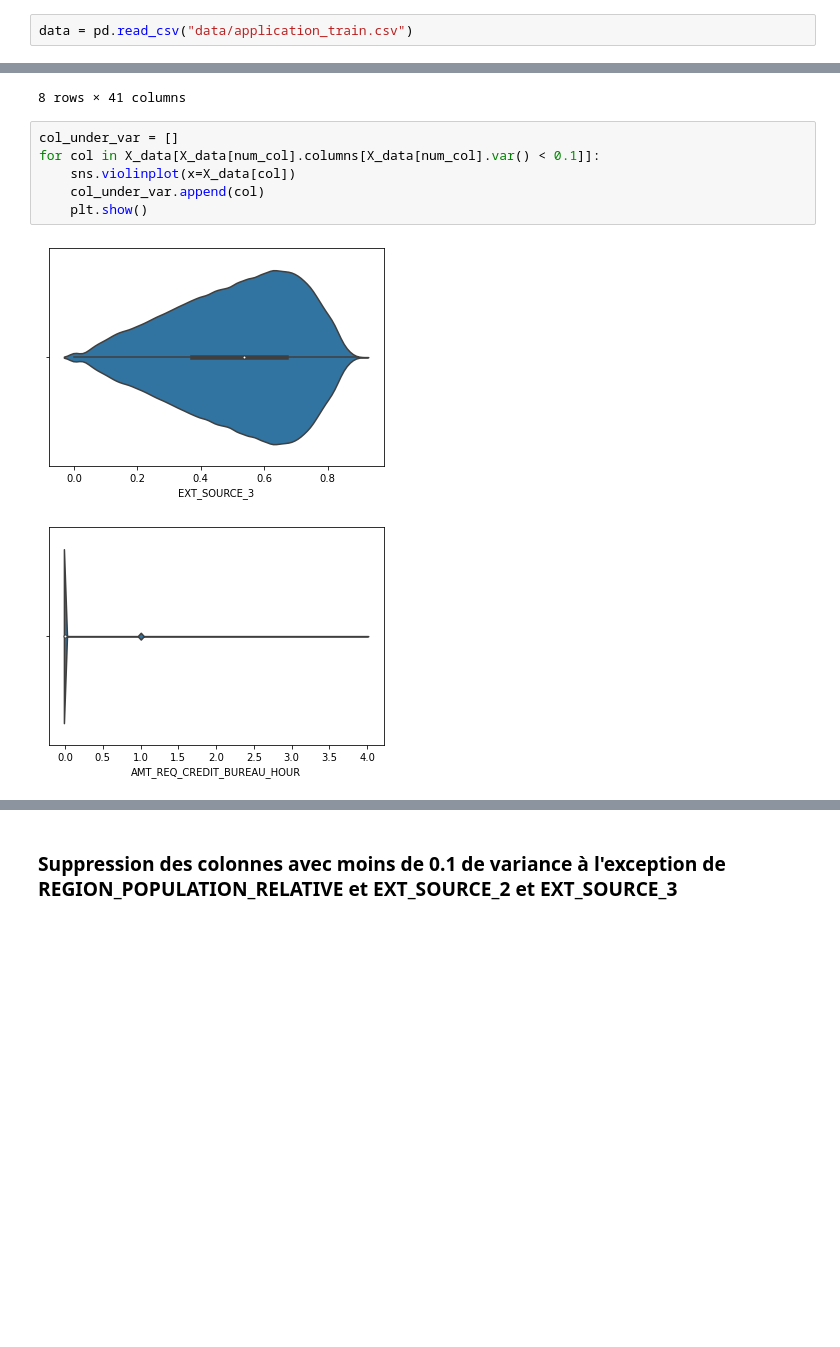
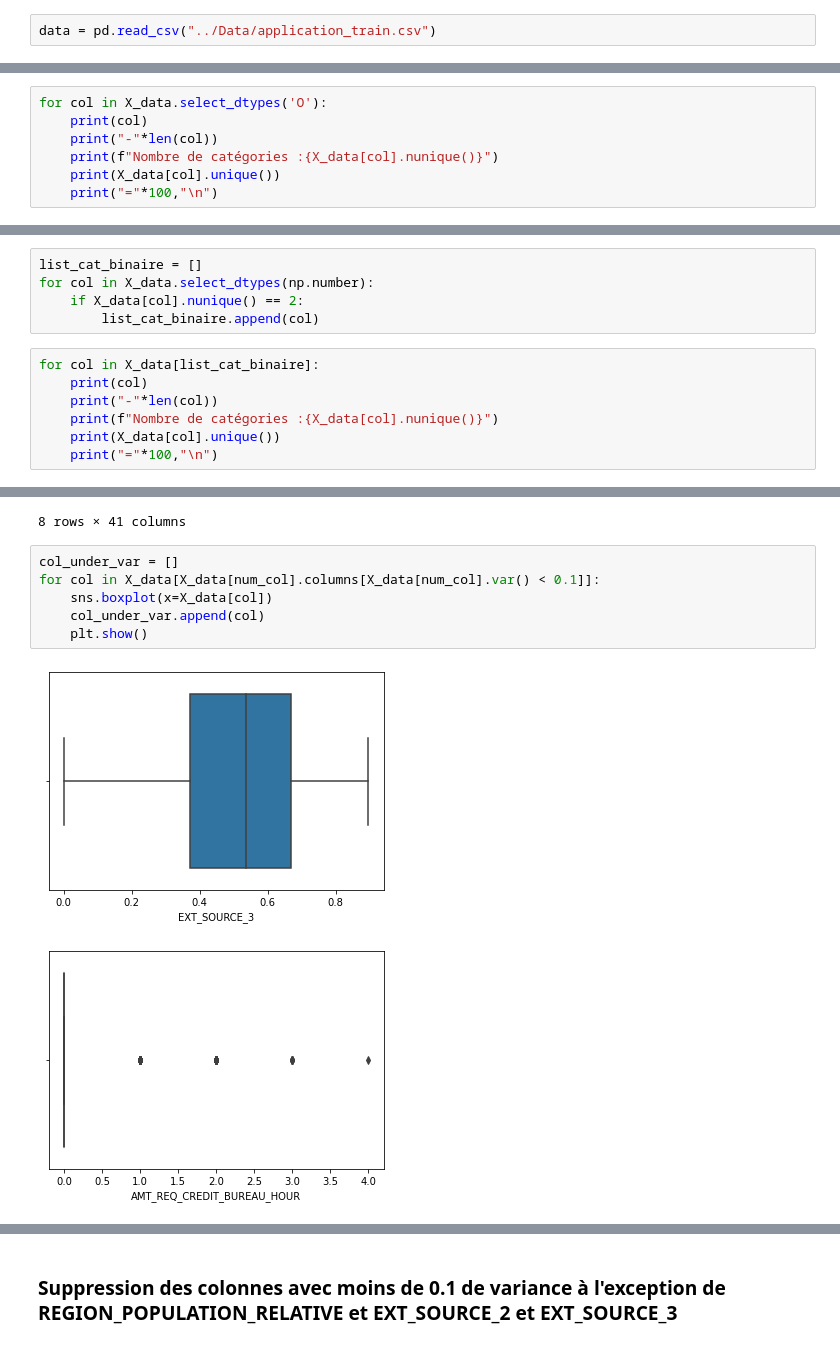
Before and after one commit to kardaoui/Projet-7_v2, a Jupyter notebook: NOTEBOOK/cleaning_0.ipynb, the cells around one changed output, grey strips where cells are left out. Cells and saved outputs as stored; diff of their text form; blank space fills up the shorter version.

```diff
--- a/NOTEBOOK/cleaning_0.ipynb
+++ b/NOTEBOOK/cleaning_0.ipynb
@@ -18,5 +33,5 @@ pd.set_option('max_colwidth', 250)
 # %%
-data = pd.read_csv("data/application_train.csv")
+data = pd.read_csv("../Data/application_train.csv")
 # %%
 #target = data.pop("TARGET")
 X_data = data.copy()
@@ -36,0 +88,7 @@ miss_data_rate = round(X_data.isna().sum() / X_data.shape[0],3).sort_values(asce
+# %%
+for col in X_data.select_dtypes('O'):
+    print(col)
+    print("-"*len(col))
+    print(f"Nombre de catégories :{X_data[col].nunique()}")
+    print(X_data[col].unique())
+    print("="*100,"\n")
@@ -36,0 +134,12 @@ miss_data_rate = round(X_data.isna().sum() / X_data.shape[0],3).sort_values(asce
+# %%
+list_cat_binaire = []
+for col in X_data.select_dtypes(np.number):
+    if X_data[col].nunique() == 2:
+        list_cat_binaire.append(col)
+# %%
+for col in X_data[list_cat_binaire]:
+    print(col)
+    print("-"*len(col))
+    print(f"Nombre de catégories :{X_data[col].nunique()}")
+    print(X_data[col].unique())
+    print("="*100,"\n")
@@ -122,9 +298,9 @@ std_df.describe()
 # %%
 col_under_var = []
 for col in X_data[X_data[num_col].columns[X_data[num_col].var() < 0.1]]:
-    sns.violinplot(x=X_data[col])
+    sns.boxplot(x=X_data[col])
     col_under_var.append(col)
     plt.show()
 # %% [output]
-[figure, old version]
+[figure, new version]
-[figure, old version]
+[figure, new version]
```
Also changed, not shown: parts of 33 cells of this notebook, 1 other file.
